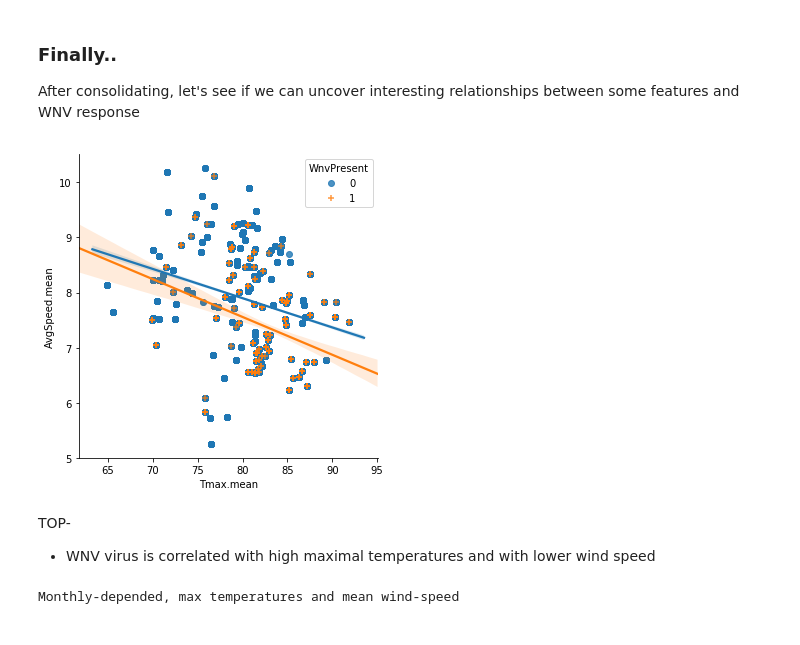
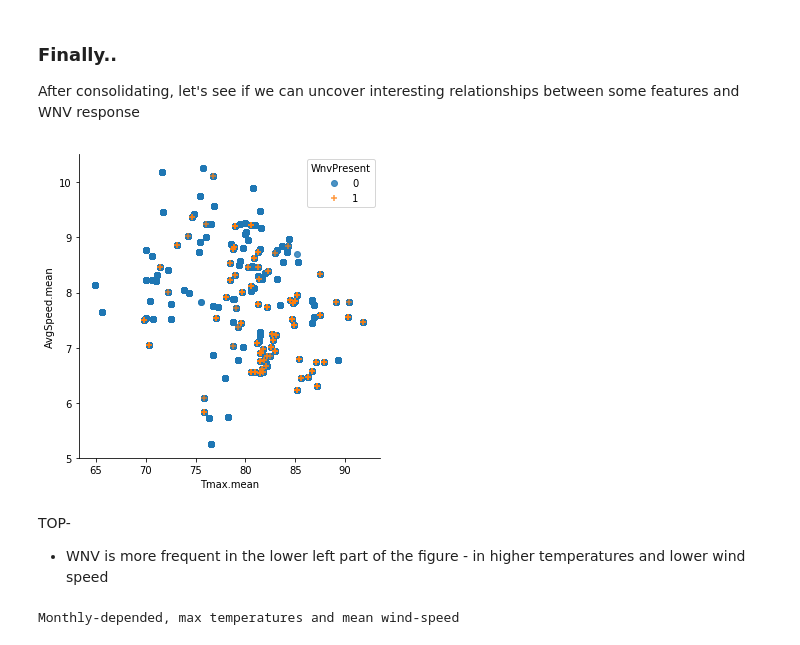
Before and after one commit to Erolino/WestNileVirus_Detection, a Jupyter notebook: WestNileVirus_Detection.ipynb, the cells around one changed output. Cells and saved outputs as stored; diff of their text form; code cells hidden in the pictures.

```diff
--- a/WestNileVirus_Detection.ipynb
+++ b/WestNileVirus_Detection.ipynb
@@ -308,16 +335,18 @@ if 1==0:
 os.path.join(directory_path,'sptrainW_14_days.csv')
 # %% [output]
 '/Users/eran/Galvanize_more_repositories/WestNileVirus/sptrainW_14_days.csv'
+# %%
+sptrainW_14_days=pd.read_csv('/Users/eran/Galvanize_more_repositories/WestNileVirus/sptrainW_14_days.csv')
 # %% [markdown]
 ### Finally..
 After consolidating, let's see if we can uncover interesting relationships between some features and WNV response
 # %%
-iii=sns.lmplot('Tmax.mean','AvgSpeed.mean',data=sptrainW_14_days,hue='WnvPresent',markers=['o','+'],legend_out=False)
+iii=sns.lmplot('Tmax.mean','AvgSpeed.mean',data=sptrainW_14_days,hue='WnvPresent',markers=['o','+'],legend_out=False,fit_reg=False)
 # %% [output]
-[figure, old version]
+[figure, new version]
 # %% [markdown]
 TOP-
-* WNV virus is correlated with high maximal temperatures and with lower wind speed
+* WNV is more frequent in the lower left part of the figure - in higher temperatures and lower wind speed
 # %%
 print('Monthly-depended, max temperatures and mean wind-speed')
 plt.subplots(figsize=(7,2))
```
Also changed, not shown: parts of 9 cells of this notebook, 1 other file.
